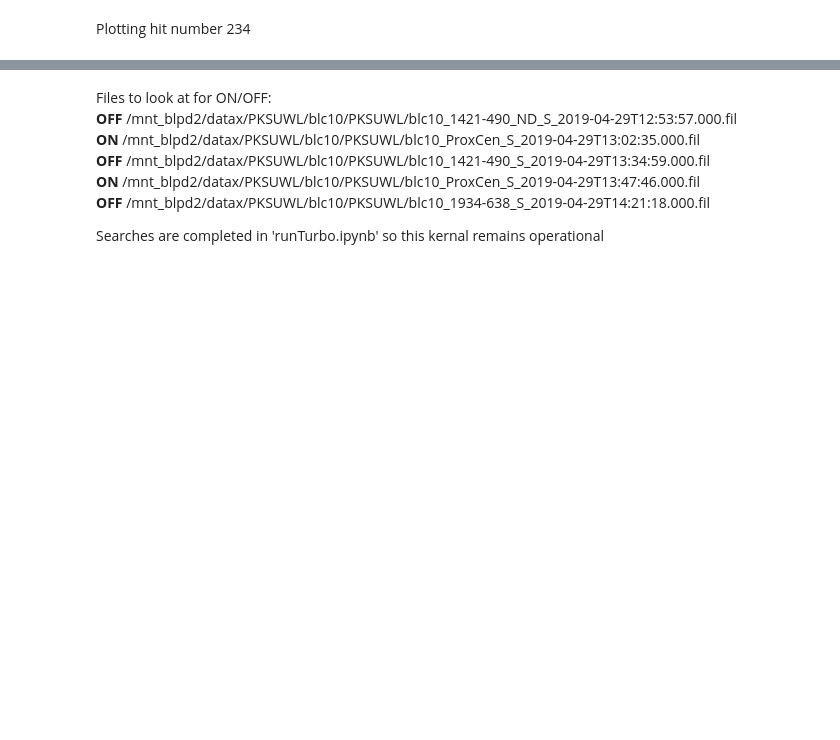
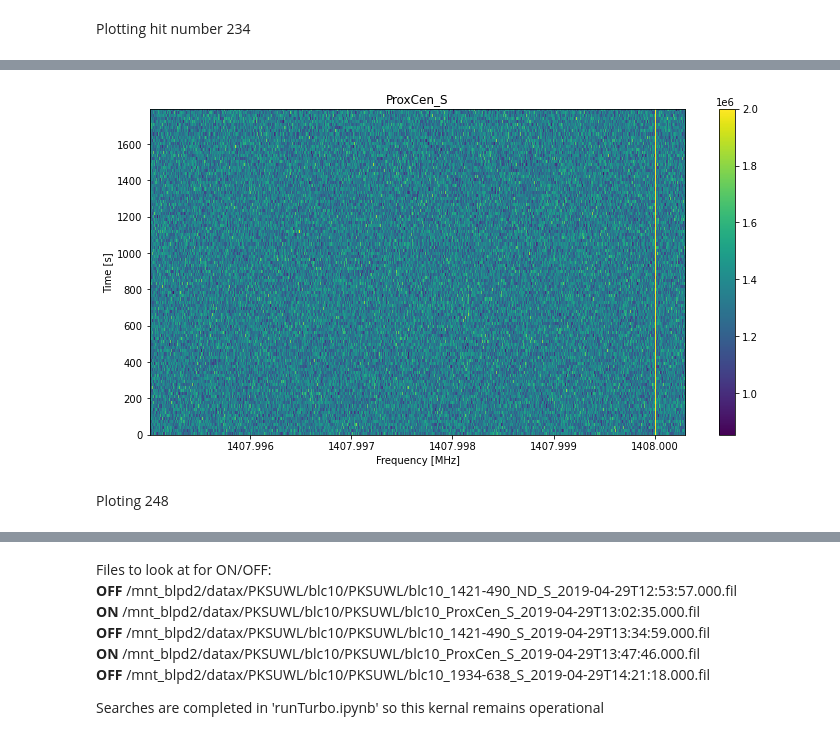
Before and after one commit to rtraas/SETI-Proxima-Centauri, a Jupyter notebook: turboSETI.ipynb, the cells around one changed output, grey strips where cells are left out. Drawn from its saved outputs; the diff is of its cells as text; code cells hidden in the pictures; blank space fills up the shorter version.

```diff
--- a/turboSETI.ipynb
+++ b/turboSETI.ipynb
@@ -85,0 +101,9 @@ extracting integration 0...
+# %%
+fb57 = bl.Waterfall('/mnt_blpd2/datax/PKSUWL/blc06/PKSUWL/blc06_ProxCen_S_2019-04-29T13:47:46.000.fil',
+                  f_start=1407.995,f_stop=1408.0003)
+fig, ax = plt.subplots(figsize=(12,6))
+fb57.plot_waterfall(logged=False, vmax=2e6)
+# %% [output]
+[figure, added]
+# %% [markdown]
+Ploting 248
```
Also changed, not shown: parts of 27 cells of this notebook, 7 other files.
